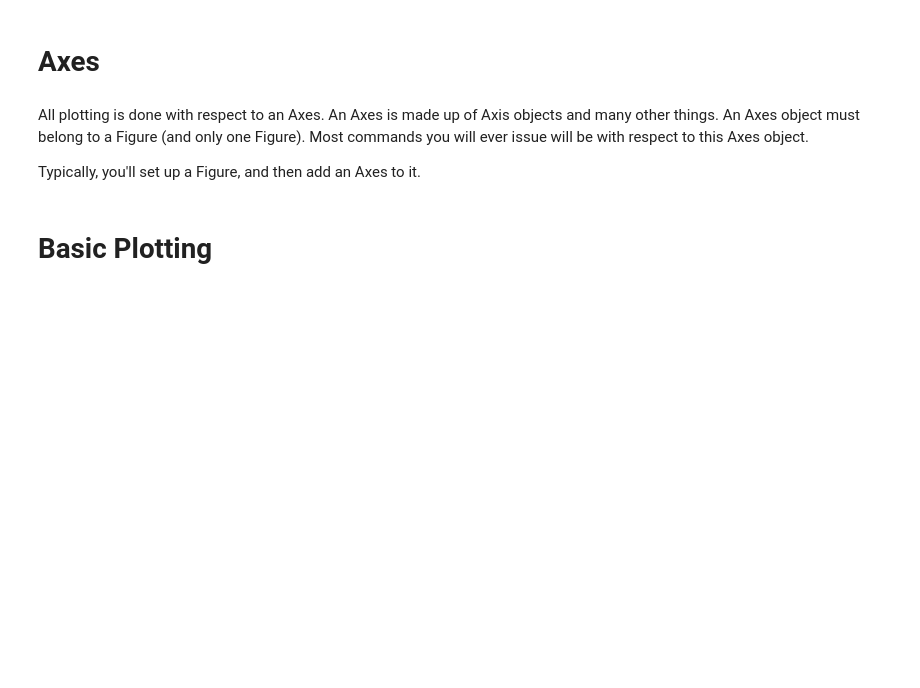
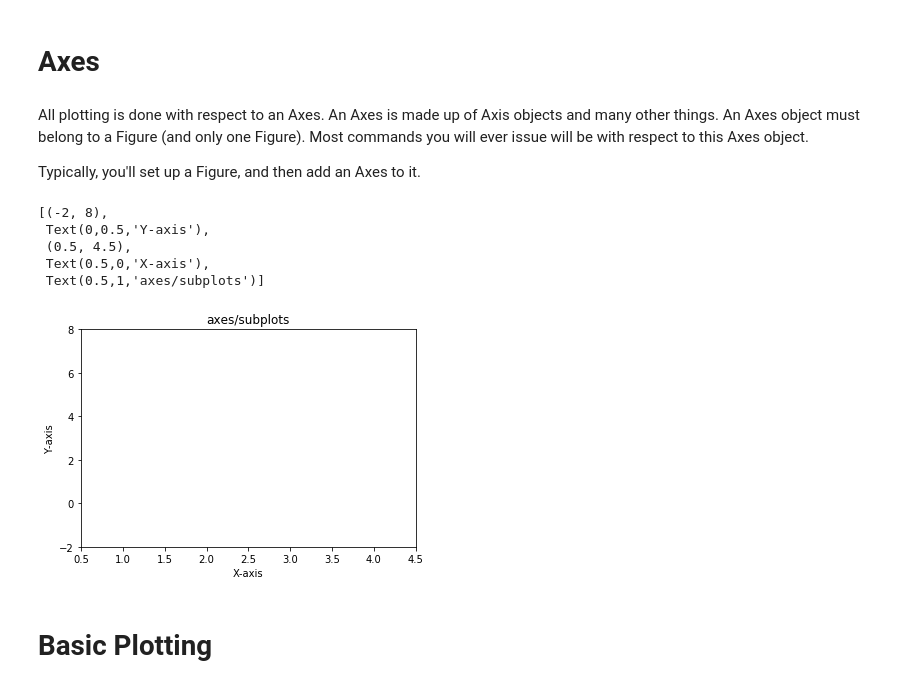
Before and after one commit to sidra718/foundations_course, a Jupyter notebook: exercises/python/python_for_calculus.ipynb, the cells around one changed output. Saved outputs shown, nothing was run; the diff lists cells and outputs as text; code cells hidden in the pictures; blank space fills up the shorter version.

```diff
--- a/exercises/python/python_for_calculus.ipynb
+++ b/exercises/python/python_for_calculus.ipynb
@@ -24,6 +32,17 @@ You can control the size of the figure through the figsize argument, which expec
 All plotting is done with respect to an Axes. An Axes is made up of Axis objects and many other things. An Axes object must belong to a Figure (and only one Figure). Most commands you will ever issue will be with respect to this Axes object.
 
 Typically, you'll set up a Figure, and then add an Axes to it.
+# %%
+fig = plt.figure()
+ax = fig.add_subplot(111)
+ax.set(xlim=[0.5,4.5], ylim = [-2,8],title = "axes/subplots", ylabel = 'Y-axis', xlabel = 'X-axis')
+# %% [output]
+[(-2, 8),
+ Text(0,0.5,'Y-axis'),
+ (0.5, 4.5),
+ Text(0.5,0,'X-axis'),
+ Text(0.5,1,'axes/subplots')]
+[figure, added]
 # %% [markdown]
 # Basic Plotting
 # %% [markdown]
```
Also changed, not shown: parts of 27 cells of this notebook.
